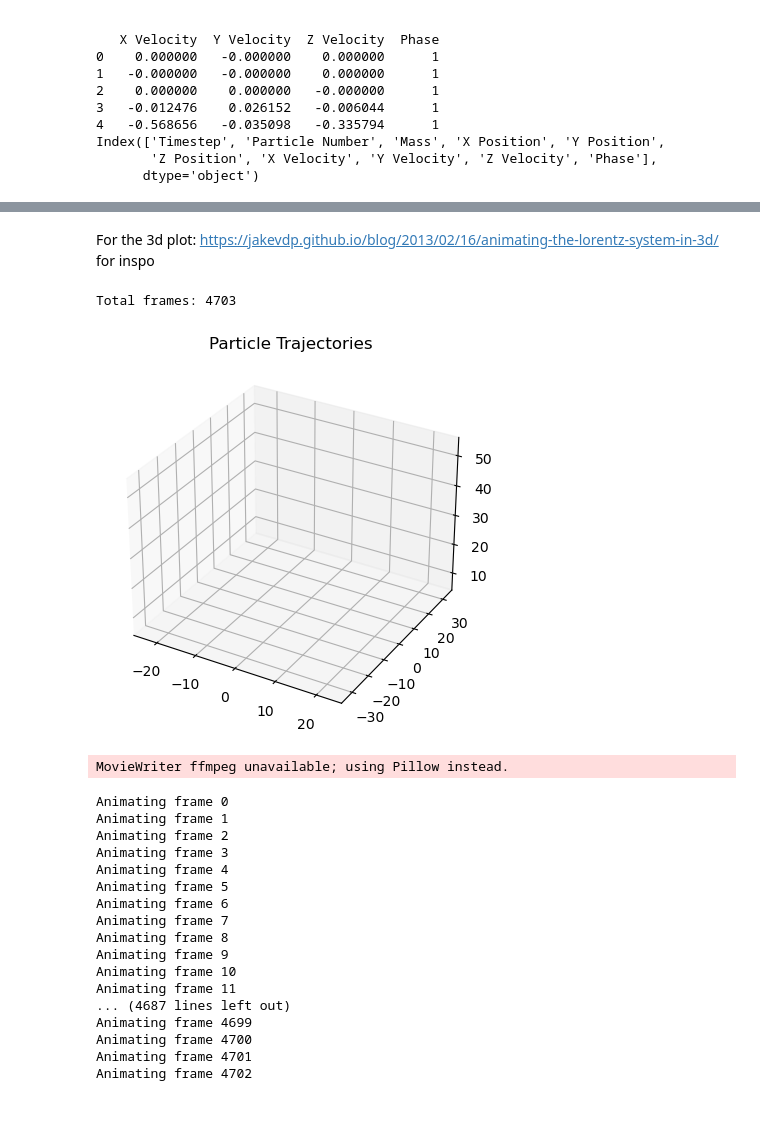
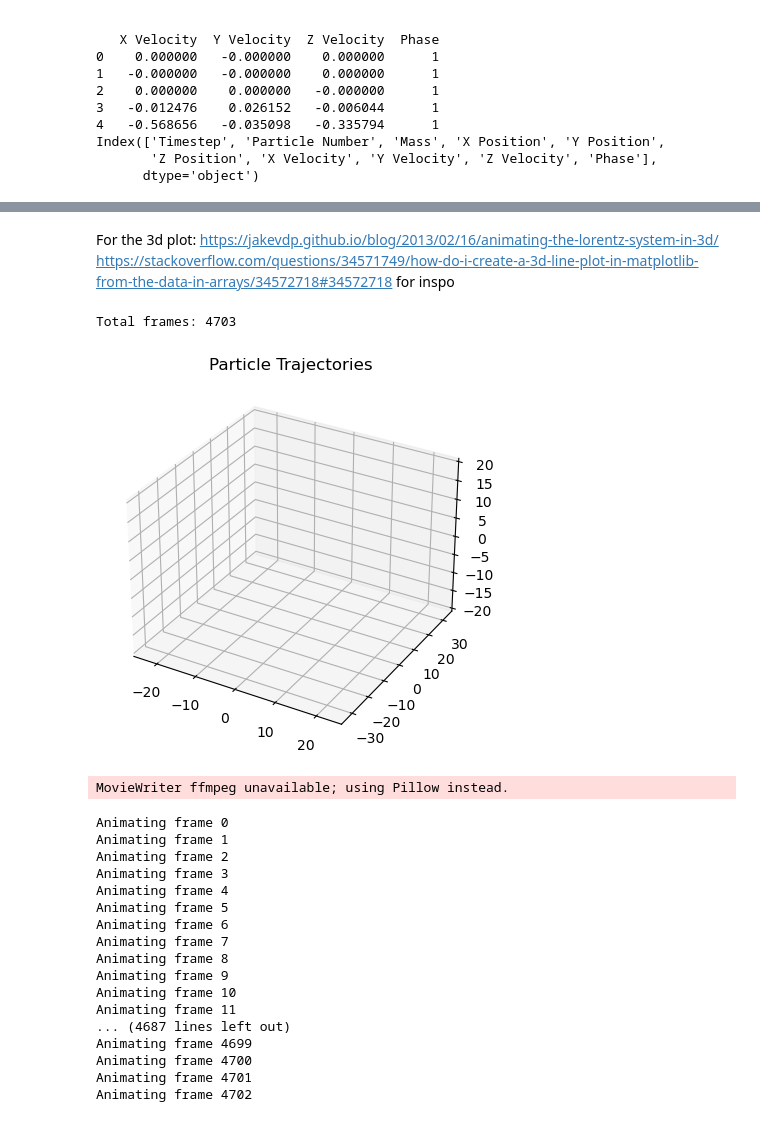
Before and after one commit to martinacacciola/Detecting-Chaos, a Jupyter notebook: Plot_Trajectory.ipynb, the cells around one changed output, grey strips where cells are left out. Drawn from its saved outputs; the diff is of its cells as text; code cells hidden in the pictures.

```diff
--- a/Plot_Trajectory.ipynb
+++ b/Plot_Trajectory.ipynb
@@ -29,7 +29,7 @@ Index(['Timestep', 'Particle Number', 'Mass', 'X Position', 'Y Position',
       dtype='object')
 # %%
 # Filter to include only the forward trajectory (Phase = 1)
-forward_trajectory = df[df['Phase'] == -1]
+forward_trajectory = df[df['Phase'] == 1]
 
 # Extract timesteps, and positions (x, y, z)
 timestep = forward_trajectory['Timestep'].values
@@ -133,7 +147,9 @@ plt.show()
 # %% [markdown]
-For the 3d plot: https://jakevdp.github.io/blog/2013/02/16/animating-the-lorentz-system-in-3d/
+For the 3d plot: https://jakevdp.github.io/blog/2013/02/16/animating-the-lorentz-system-in-3d/ https://stackoverflow.com/questions/34571749/how-do-i-create-a-3d-line-plot-in-matplotlib-from-the-data-in-arrays/34572718#34572718
 for inspo
 # %%
+## 3D animation
+
 N_trajectories = len(particles)
 
 # Prepare color mapping for trajectories
@@ -142,14 +158,17 @@ colors = plt.cm.jet(np.linspace(0, 1, N_trajectories))
 # Set up figure & 3D axis for animation
 fig = plt.figure()
 ax = fig.add_subplot(111, projection='3d')
-ax.set_xlim((-30, 30))
+ax.set_xlim((-25, 25))
 ax.set_ylim((-35, 35))
-ax.set_zlim((5, 10))
+ax.set_zlim((-20, 20))
 ax.set_title("Particle Trajectories")
 
 # Set up lines and points for each trajectory
-lines = [ax.plot([], [], [], '-', color=colors[i])[0] for i in range(N_trajectories)]
+lines = [ax.plot([], [], [], '-', color=colors[i], linewidth=0.5)[0] for i in range(N_trajectories)]
 pts = [ax.plot([], [], [], 'o', color=colors[i])[0] for i in range(N_trajectories)]
+
+# Add tracker of the current timestep
+timestep_text = ax.text2D(0.05, 0.95, '', transform=ax.transAxes, fontsize=12, color='black')
 
 # Initialization function: plot the background of each frame
 def init():
@@ -158,7 +177,9 @@ def init():
         line.set_3d_properties([])
         pt.set_data([], [])
         pt.set_3d_properties([])
-    return lines + pts
+
+    timestep_text.set_text('')  # Clear the timestep text initially
+    return lines + pts + [timestep_text]
 
 # Animation function
 def animate(i):
@@ -169,36 +190,40 @@ def animate(i):
 
         # Get the positions for this particle
         x_positions = particle_data['X Position'].values
         y_positions = particle_data['Y Position'].values
         z_positions = particle_data['Z Position'].values
 
         # Check if the index is valid
         if i < len(x_positions):
             # Update the line data
             lines[j].set_data(x_positions[:i + 1], y_positions[:i + 1])
             lines[j].set_3d_properties(z_positions[:i + 1])
 
             # Update the point data for the last position
             pts[j].set_data(x_positions[i:i + 1], y_positions[i:i + 1])
             pts[j].set_3d_properties(z_positions[i:i + 1])
 
-    return lines + pts
+    # Update the timestep tracker
+    current_timestep = forward_trajectory['Timestep'].unique()[i]  # Get the current timestep
+    timestep_text.set_text(f'Timestep: {current_timestep:.2f}')  # Update the text
+
+    return lines + pts + [timestep_text]
 
 # Number of frames based on the maximum number of timesteps
 num_frames = forward_trajectory['Timestep'].nunique()
 print(f'Total frames: {num_frames}')  # Debug print for total frames
 
 # Create the animation
 anim = FuncAnimation(fig, animate, init_func=init, frames=num_frames, interval=30, blit=True)
 
 # Show the plot
 plt.show()
 
 # Save the animation as a GIF file
-anim.save('particle_trajectories.gif', fps=30)
+anim.save('particle_trajectories.gif', fps=30) # try to lower the fps value
 # %% [output]
 Total frames: 4703
-[figure, old version]
+[figure, new version]
 MovieWriter ffmpeg unavailable; using Pillow instead.
 Animating frame 0
 Animating frame 1
```
Also changed, not shown: parts of 3 cells of this notebook.
